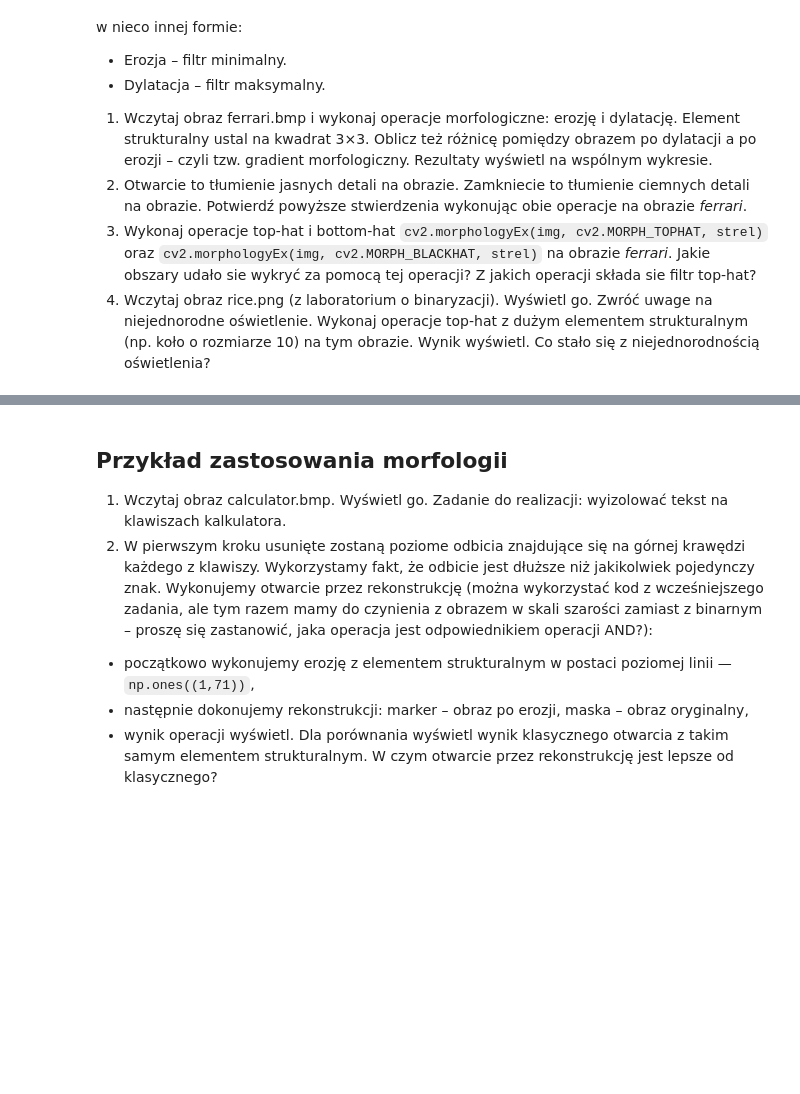
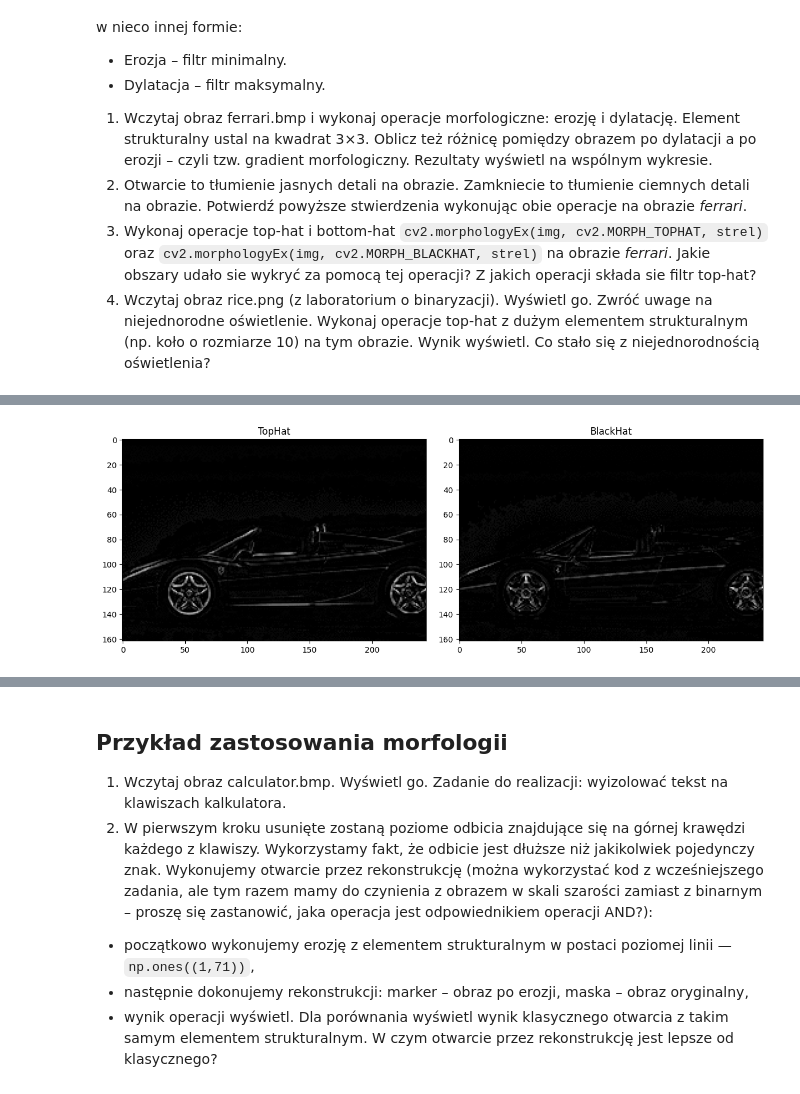
Before and after one commit to rmesek/wcpo-agh-2024, a Jupyter notebook: lab7/10_morphology.ipynb, the cells around one changed output, grey strips where cells are left out. Saved outputs shown, nothing was run; the diff lists cells and outputs as text; code cells hidden in the pictures; blank space fills up the shorter version.

```diff
--- a/lab7/10_morphology.ipynb
+++ b/lab7/10_morphology.ipynb
@@ -316,0 +405,21 @@ Wszystkie dotychczasowe operacje (oprócz transformacji trafi, nie trafi) mają
+# %%
+N = 3
+image = images["ferrari"]
+
+f, axs = plt.subplots(1, 2)
+f.set_size_inches(12, 8)
+f.tight_layout()
+
+kernel = cv2.getStructuringElement(cv2.MORPH_RECT, (N, N))
+image_tophat = cv2.morphologyEx(image, cv2.MORPH_TOPHAT, kernel)
+axs[0].imshow(image_tophat, cmap="gray")
+axs[0].set_title("TopHat")
+
+kernel = cv2.getStructuringElement(cv2.MORPH_RECT, (N, N))
+image_blackhat = cv2.morphologyEx(image, cv2.MORPH_BLACKHAT, kernel)
+axs[1].imshow(image_blackhat, cmap="gray")
+axs[1].set_title("BlackHat")
+
+plt.show()
+# %% [output]
+[figure, added]
```
Also changed, not shown: parts of 4 cells of this notebook.
